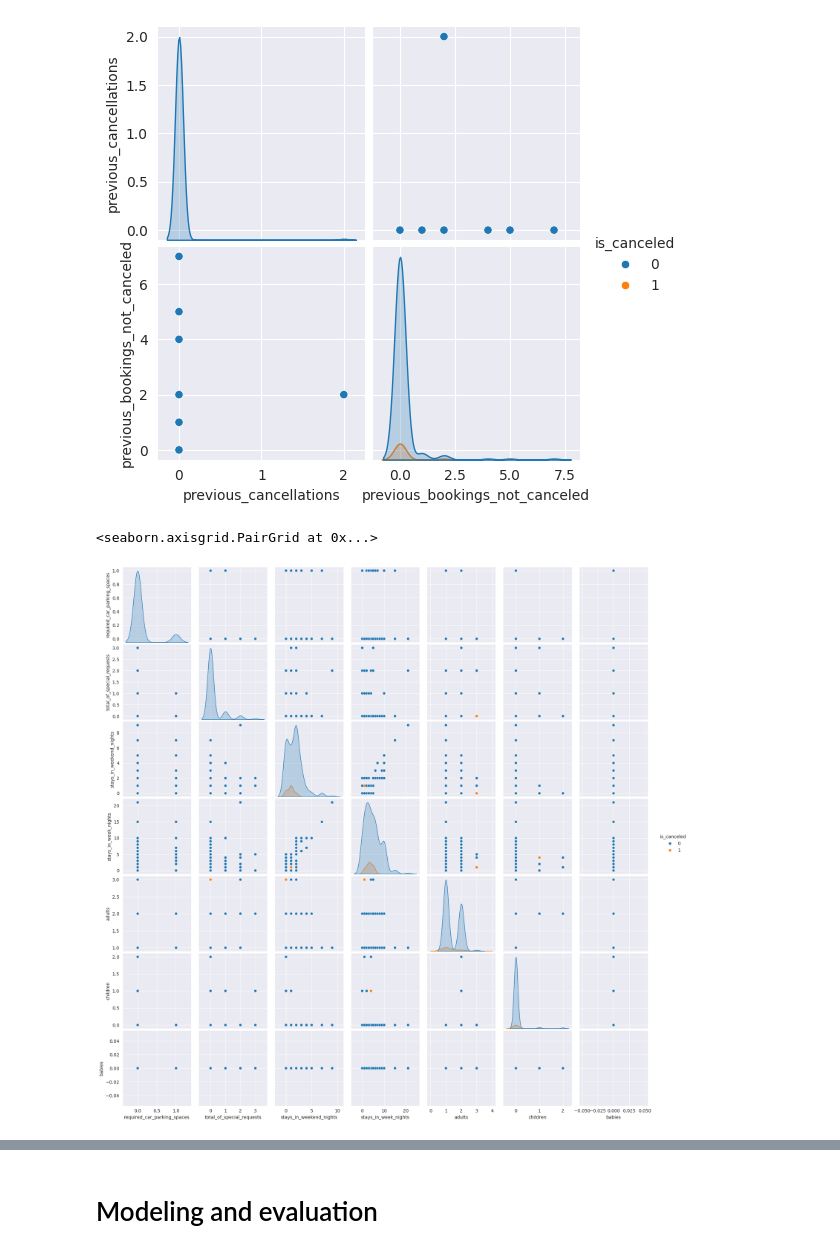
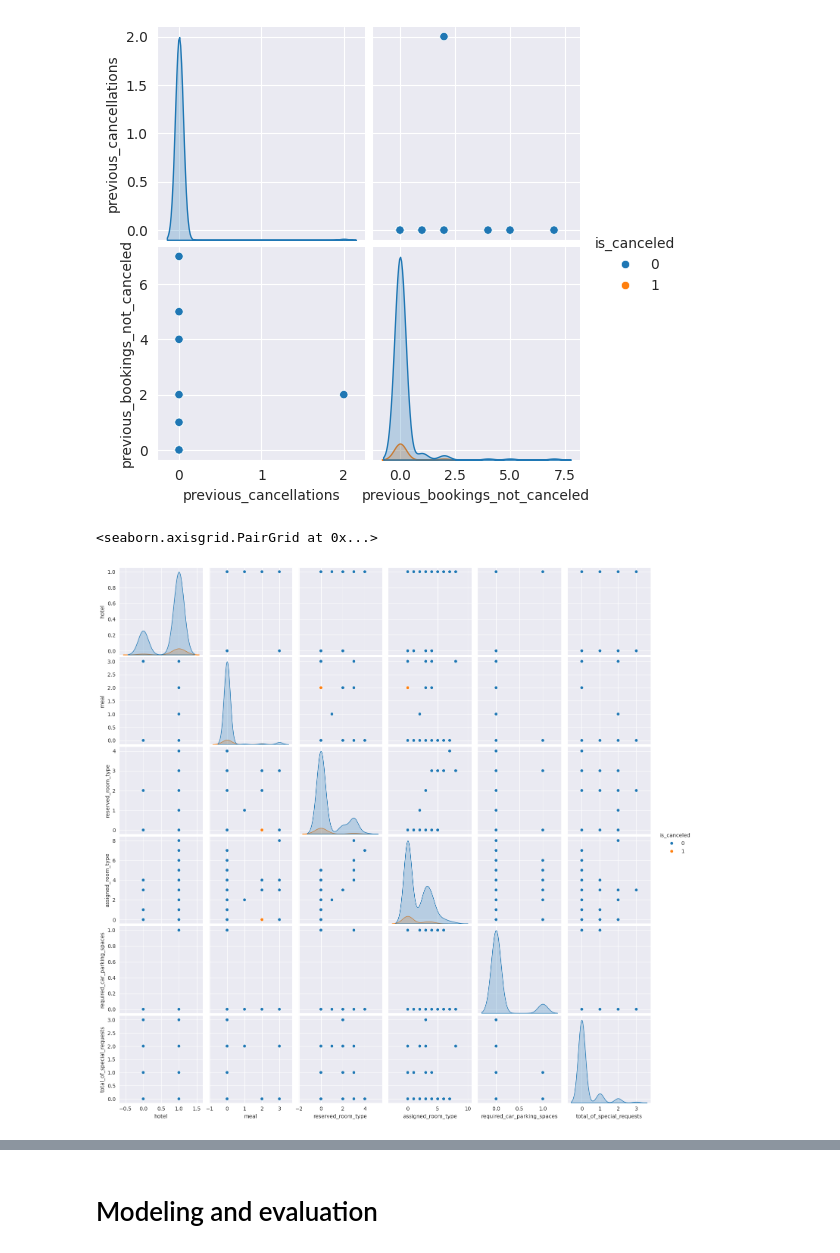
Before and after one commit to pghgh/hotel-bookings-analyzer, a Jupyter notebook: src/hotel-bookings-analyzer.ipynb, the cells around one changed output, grey strips where cells are left out. Cells and saved outputs as stored; diff of their text form; code cells hidden in the pictures.

```diff
--- a/src/hotel-bookings-analyzer.ipynb
+++ b/src/hotel-bookings-analyzer.ipynb
@@ -88,6 +88,18 @@ min        0.000000
 75%       85.000000
 max      246.000000
 Name: adr, dtype: float64
+# %%
+# TAKEN FROM START 5
+column_nonnumerical_values_to_numerical_values = ['hotel', 'arrival_date_month', 'meal', 'country', 'market_segment', 'distribution_channel',
+                             'reserved_room_type', 'assigned_room_type', 'deposit_type', 'customer_type',
+                             'reservation_status', 'reservation_status_date']
+
+le = preprocessing.LabelEncoder()
+
+for column in column_nonnumerical_values_to_numerical_values:
+    hotel_bookings_dataset[column] = le.fit_transform(hotel_bookings_dataset[column])
+
+# TAKEN FROM END 5
 # %%
 # TAKEN FROM START 3
 # %%
@@ -97,10 +109,9 @@ sns.pairplot(data=hotel_bookings_dataset[cancellations_features + ["is_canceled"
 <seaborn.axisgrid.PairGrid at 0x...>
 [figure]
 # %%
-stay_details = ["hotel", "meal", "reserved_room_type", "assigned_room_type", "required_car_parking_spaces",
-                "total_of_special_requests", "stays_in_weekend_nights", "stays_in_week_nights", "adults", "children",
-                "babies"]
-sns.pairplot(data=hotel_bookings_dataset[stay_details + ["is_canceled"]], hue="is_canceled")
+stay_details1 = ["hotel", "meal", "reserved_room_type", "assigned_room_type", "required_car_parking_spaces",
+                 "total_of_special_requests"]
+sns.pairplot(data=hotel_bookings_dataset[stay_details1 + ["is_canceled"]], hue="is_canceled")
 # %% [output]
 <seaborn.axisgrid.PairGrid at 0x...>
-[figure, old version]
+[figure, new version]
```
Also changed, not shown: parts of 3 cells of this notebook, 1 other file.
